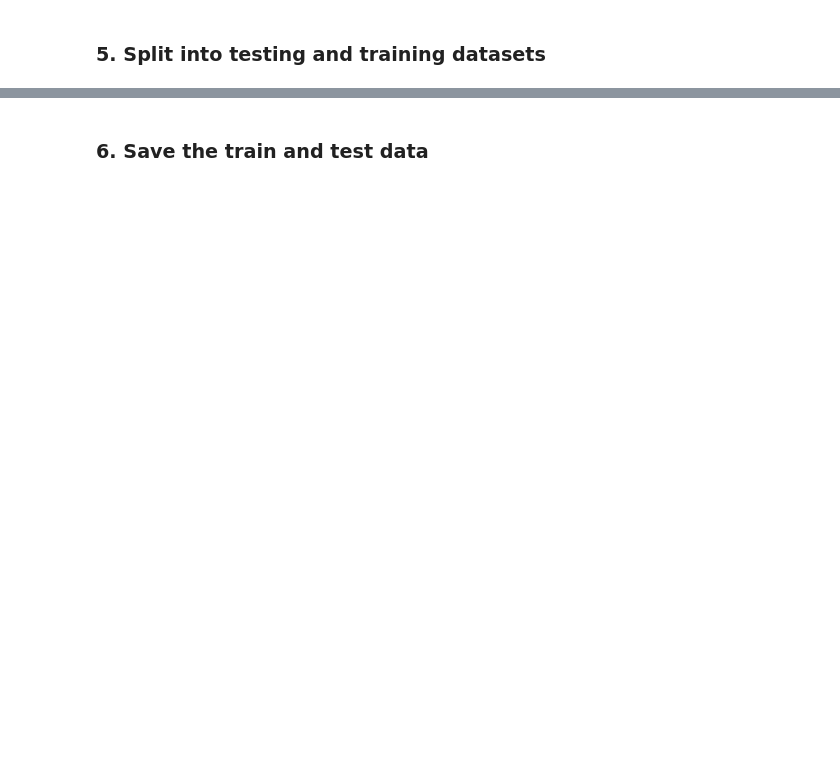
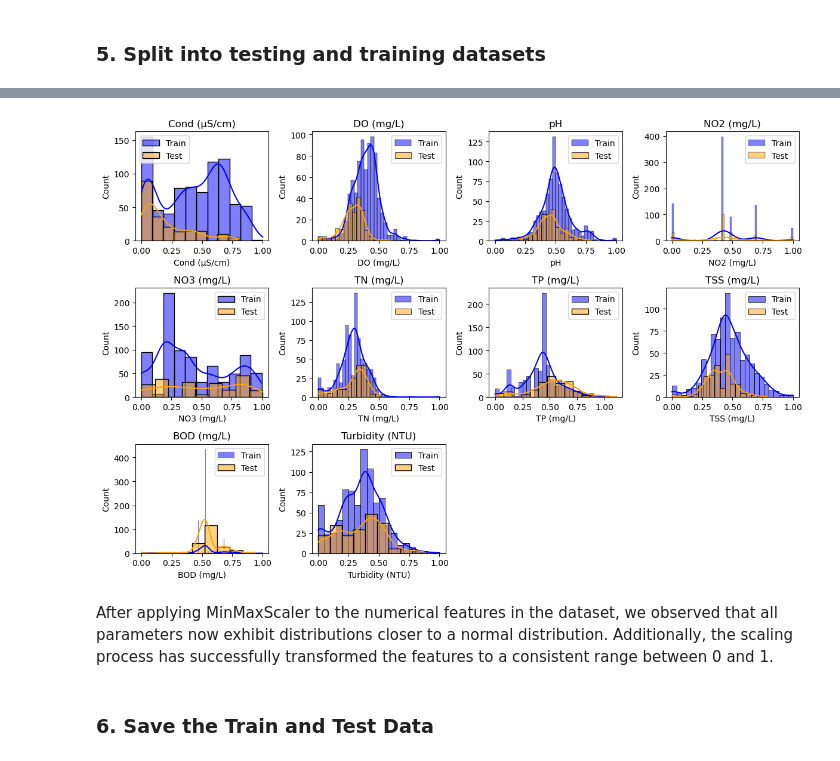
Before and after one commit to aysebsengul/Capstone_2_Water-Quality-Index, a Jupyter notebook: 4_Preprocessing and Training Data Development.ipynb, the cells around one changed output, grey strips where cells are left out. Saved outputs shown, nothing was run; the diff lists cells and outputs as text; code cells hidden in the pictures; blank space fills up the shorter version.

```diff
--- a/4_Preprocessing and Training Data Development.ipynb
+++ b/4_Preprocessing and Training Data Development.ipynb
@@ -242,0 +161,15 @@ X_test_df[numerical_columns] = scaler.transform(X_test_df[numerical_columns])
+# %%
+# Define features
+X = wqi[['Station_no', 'Cond (μS/cm)', 'DO (mg/L)', 'pH', 'NO2 (mg/L)', 'NO3 (mg/L)', 'TN (mg/L)', 'TP (mg/L)', 'TSS (mg/L)', 'BOD (mg/L)', 'Turbidity (NTU)', 'Month']]
+
+# Target variable
+y = wqi['WQI']
+
+# Split the data into training and testing sets
+X_train, X_test, y_train, y_test = train_test_split(X, y, test_size=0.2, shuffle=False)
+
+# Display the shapes of the resulting datasets
+print(X_train.shape)
+print(X_test.shape)
+print(y_train.shape)
+print(y_test.shape)
@@ -243,2 +265,17 @@ X_test_df[numerical_columns] = scaler.transform(X_test_df[numerical_columns])
+# %%
+# Plot histograms for numerical features after scaling
+plt.figure(figsize=(12, 8))
+for i, col in enumerate(numerical_columns):
+    plt.subplot(3, 4, i + 1)
+    sns.histplot(data=X_train_df, x=col, color='blue', label='Train', kde=True)
+    sns.histplot(data=X_test_df, x=col, color='orange', label='Test', kde=True)
+    plt.title(col)
+    plt.legend()
+plt.tight_layout()
+plt.show()
+# %% [output]
+[figure, added]
+# %% [markdown]
+After applying MinMaxScaler to the numerical features in the dataset, we observed that all parameters now exhibit distributions closer to a normal distribution. Additionally, the scaling process has successfully transformed the features to a consistent range between 0 and 1.
 # %% [markdown]
-### 6. Save the train and test data
+### 6. Save the Train and Test Data
```
Also changed, not shown: parts of 26 cells of this notebook.
